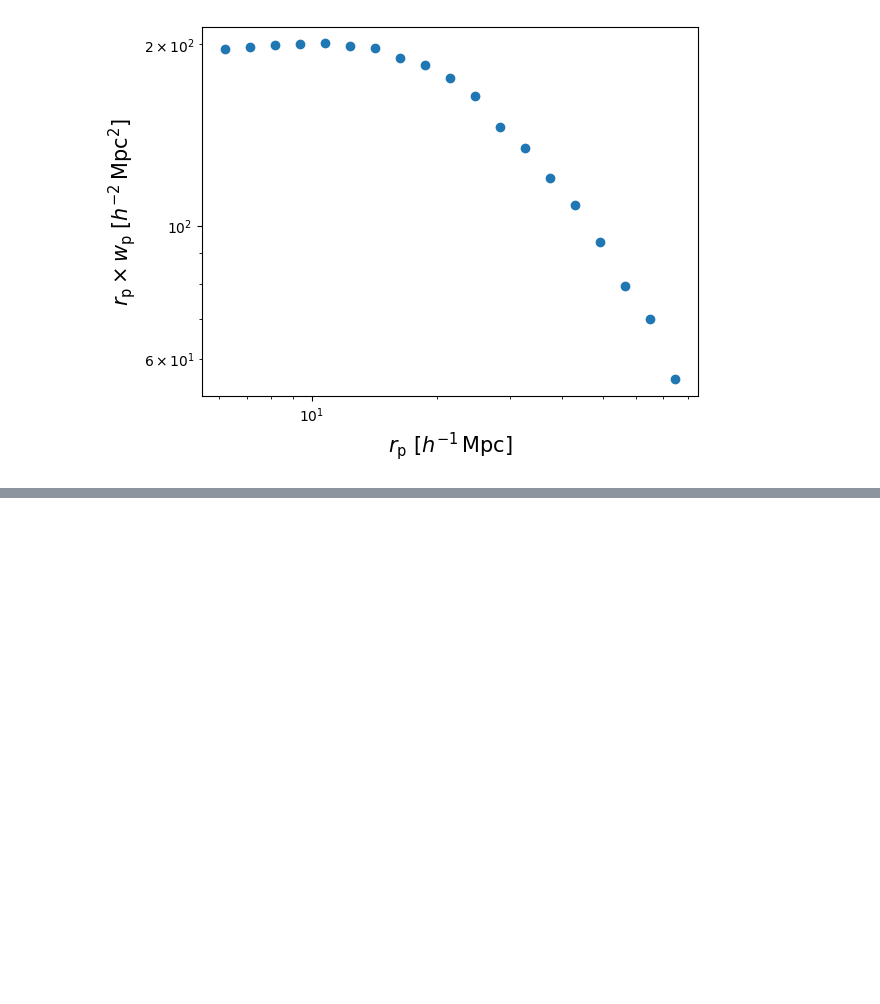
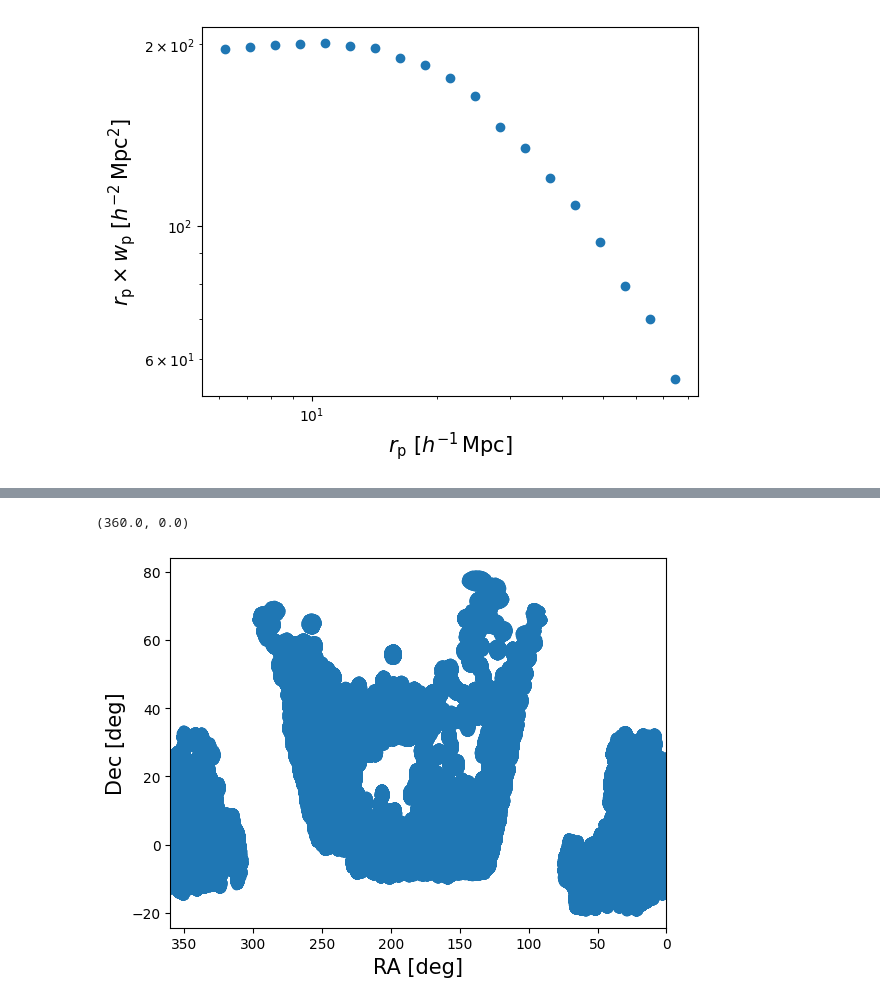
Before and after one commit to mctcampb/blazar_project, a Jupyter notebook: blazar_notebook.ipynb, the cells around one changed output, grey strips where cells are left out. Drawn from its saved outputs; the diff is of its cells as text; code cells hidden in the pictures; blank space fills up the shorter version.

```diff
--- a/blazar_notebook.ipynb
+++ b/blazar_notebook.ipynb
@@ -224,0 +333,12 @@ plt.yscale('log')
+# %%
+data = fits.open('DESI_DR1_LRG.fits')[1].data
+ra = data['ra']
+dec = data['dec']
+# %%
+plt.scatter(ra, dec)
+plt.xlabel('RA [deg]', fontsize = 15)
+plt.ylabel('Dec [deg]', fontsize = 15)
+plt.xlim(360, 0)
+# %% [output]
+(360.0, 0.0)
+[figure, added]
```
Also changed, not shown: parts of 59 cells of this notebook.
